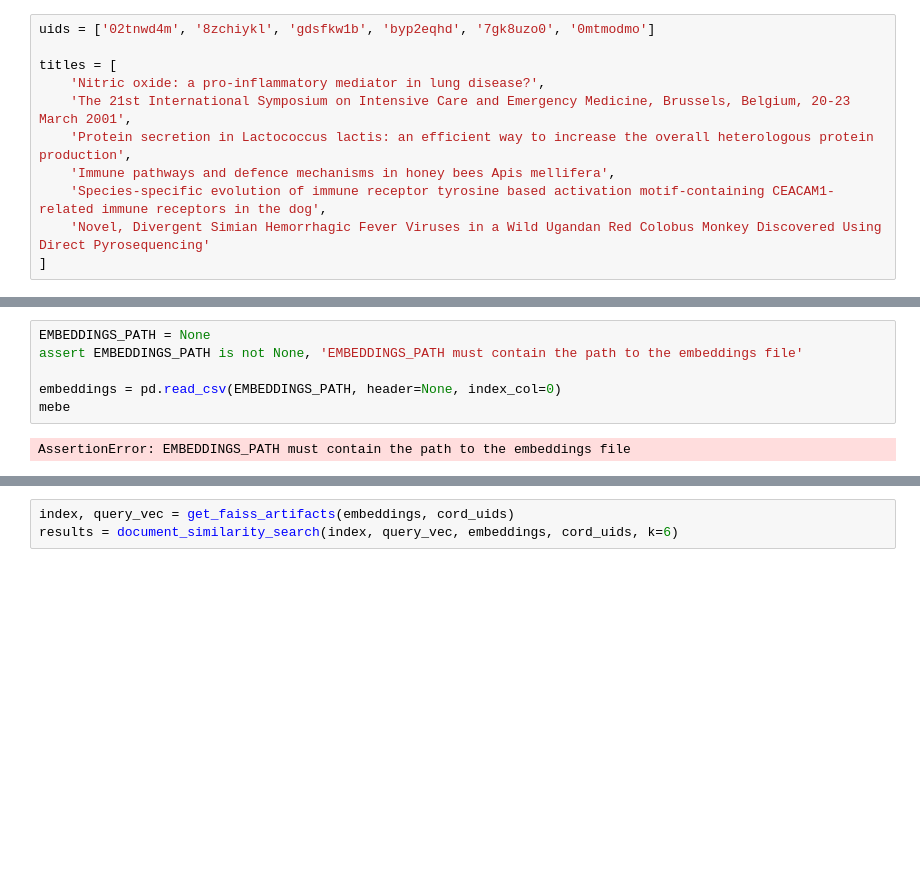
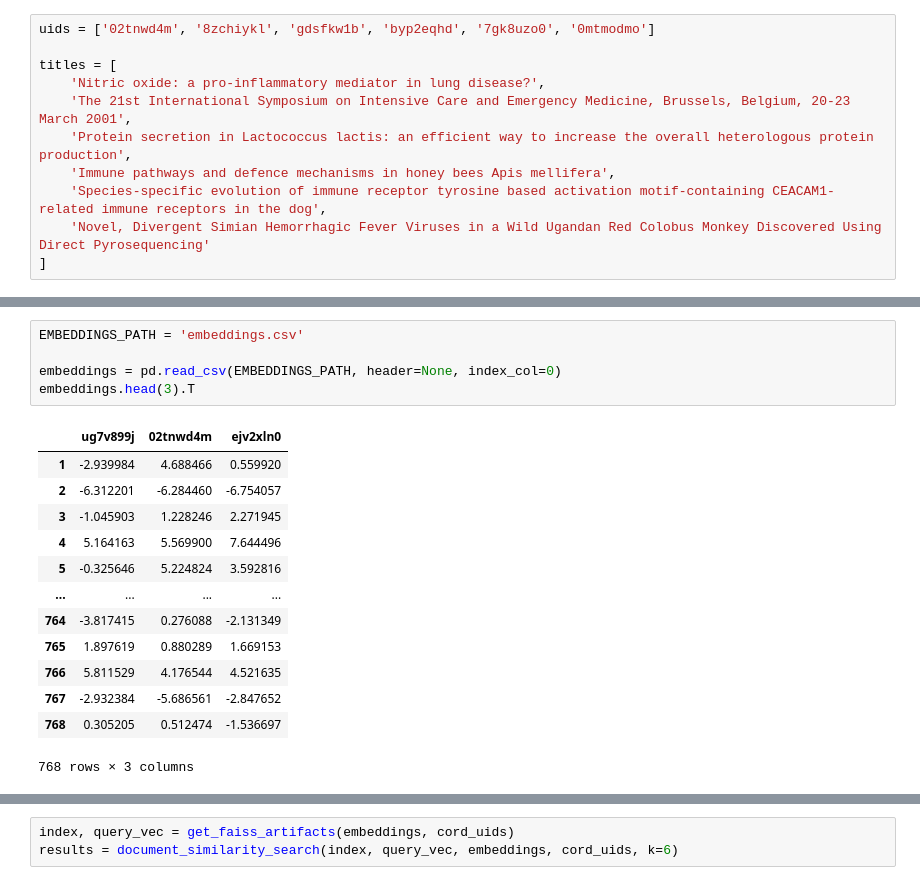
Before and after one commit to CoronaWhy/team-literature-review, a Jupyter notebook: tlr/document_similarity_search.ipynb, the cells around one changed output, grey strips where cells are left out. Saved outputs shown, nothing was run; the diff lists cells and outputs as text; blank space fills up the shorter version.

Commit message:
document search new API
- Automated download of embeddings
- Moved mongo configuration into setup.cfg
- Code refactoring and cleanup

```diff
--- a/tlr/faiss_document_similarity_search.ipynb
+++ b/tlr/document_similarity_search.ipynb
@@ -39,8 +158,19 @@ titles = [
 # %%
-EMBEDDINGS_PATH = None
-assert EMBEDDINGS_PATH is not None, 'EMBEDDINGS_PATH must contain the path to the embeddings file'
+EMBEDDINGS_PATH = 'embeddings.csv'
 
 embeddings = pd.read_csv(EMBEDDINGS_PATH, header=None, index_col=0)
-mebe
+embeddings.head(3).T
 # %% [output]
+|  | ug7v899j | 02tnwd4m | ejv2xln0 |
+| 1 | -2.939984 | 4.688466 | 0.559920 |
+| 2 | -6.312201 | -6.284460 | -6.754057 |
+| 3 | -1.045903 | 1.228246 | 2.271945 |
+| 4 | 5.164163 | 5.569900 | 7.644496 |
+| 5 | -0.325646 | 5.224824 | 3.592816 |
+| ... | ... | ... | ... |
+| 764 | -3.817415 | 0.276088 | -2.131349 |
+| 765 | 1.897619 | 0.880289 | 1.669153 |
+| 766 | 5.811529 | 4.176544 | 4.521635 |
+| 767 | -2.932384 | -5.686561 | -2.847652 |
+| 768 | 0.305205 | 0.512474 | -1.536697 |
-AssertionError: EMBEDDINGS_PATH must contain the path to the embeddings file
+768 rows × 3 columns
```
Also changed, not shown: parts of 24 cells of this notebook, 5 other files.
